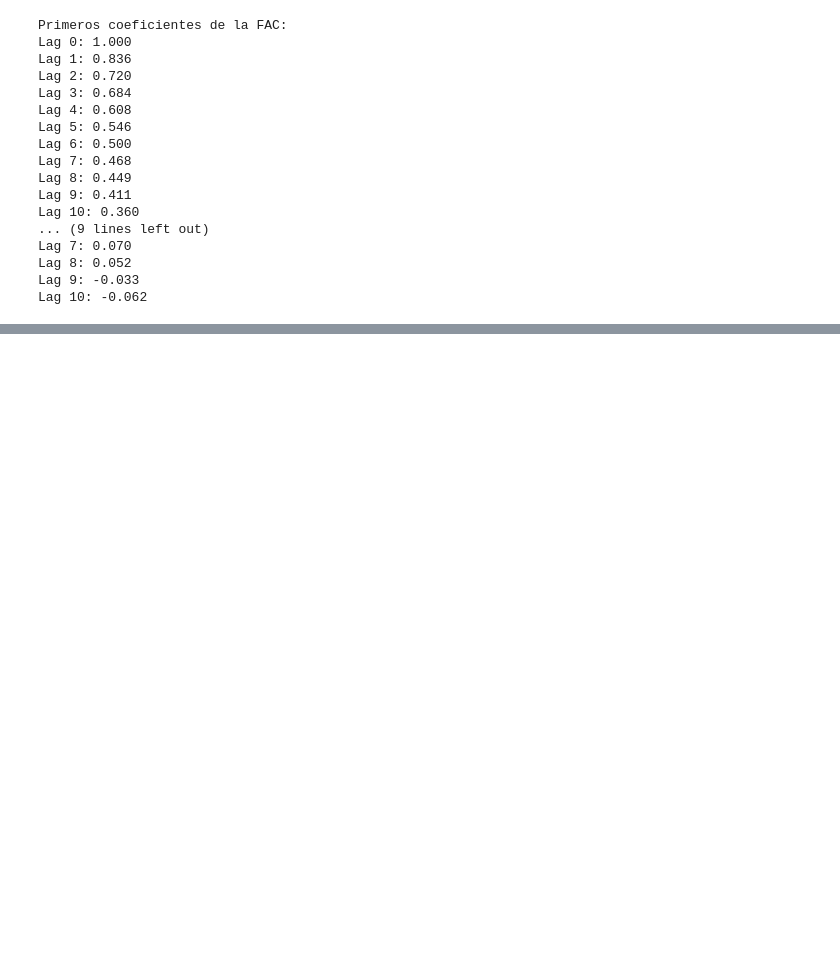
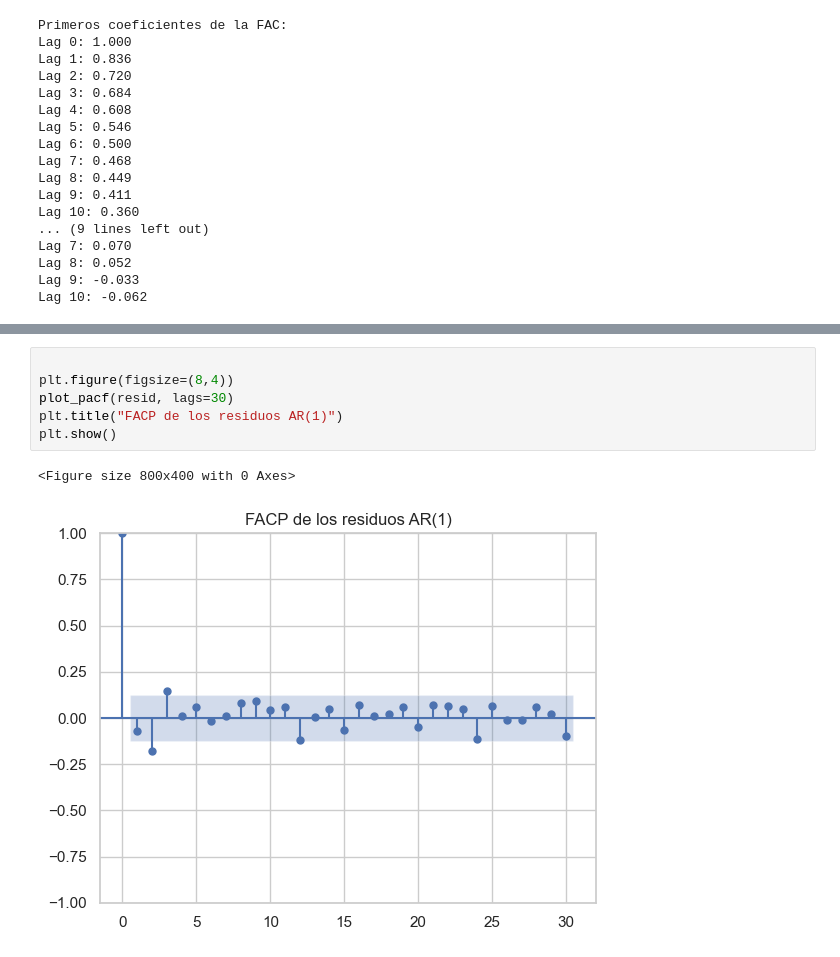
Before and after one commit to nuriaarroyo/ecoII, a Jupyter notebook: trabajo de clase/proyectofinal/ProyectoFinalEconometriaII.ipynb, the cells around one changed output, grey strips where cells are left out. Drawn from its saved outputs; the diff is of its cells as text; blank space fills up the shorter version.

```diff
--- a/trabajo de clase/proyectofinal/ProyectoFinalEconometriaII.ipynb
+++ b/trabajo de clase/proyectofinal/ProyectoFinalEconometriaII.ipynb
@@ -379,0 +465,9 @@ Lag 10: -0.062
+# %%
+
+plt.figure(figsize=(8,4))
+plot_pacf(resid, lags=30)
+plt.title("FACP de los residuos AR(1)")
+plt.show()
+# %% [output]
+<Figure size 800x400 with 0 Axes>
+[figure, added]
```
Also changed, not shown: parts of 18 cells of this notebook.
